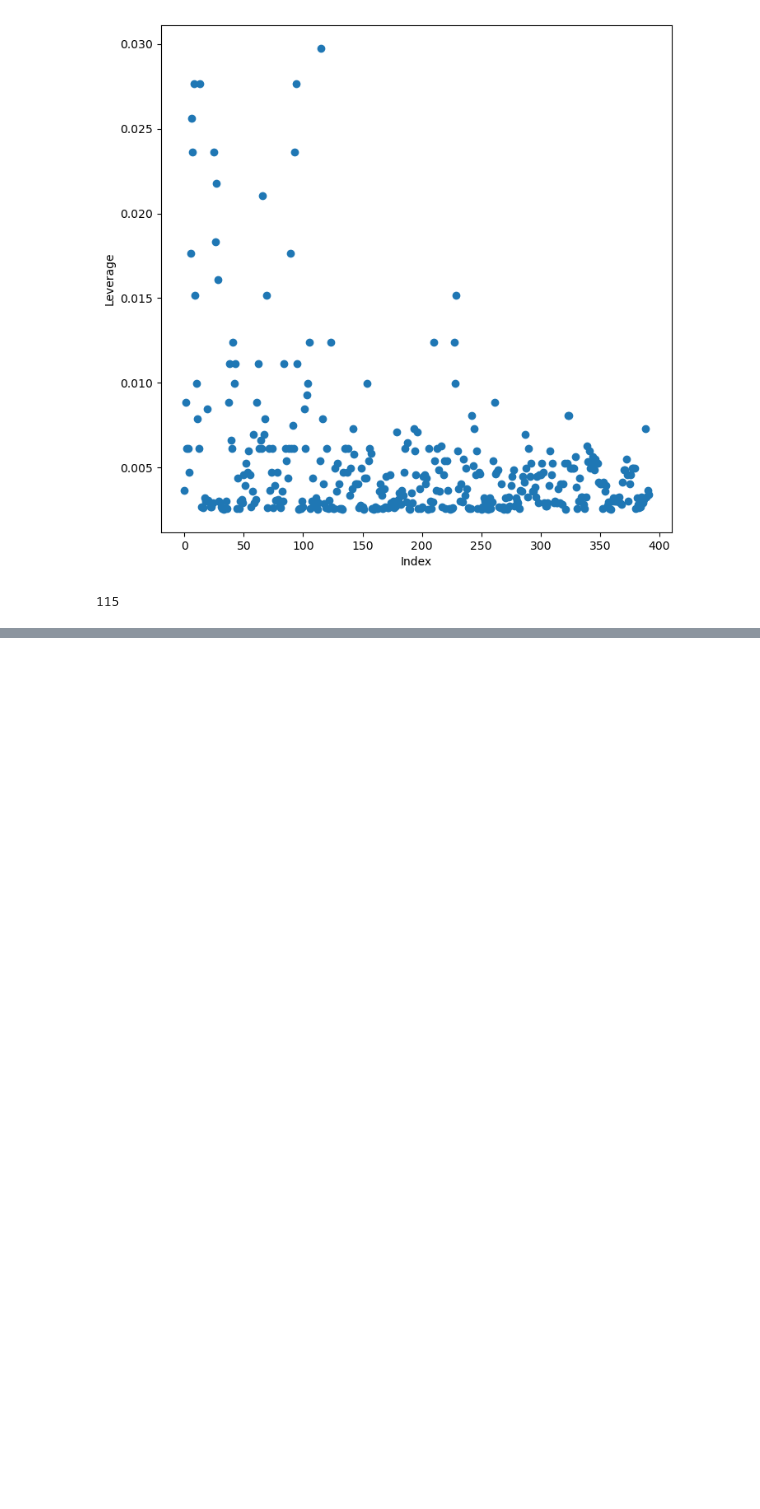
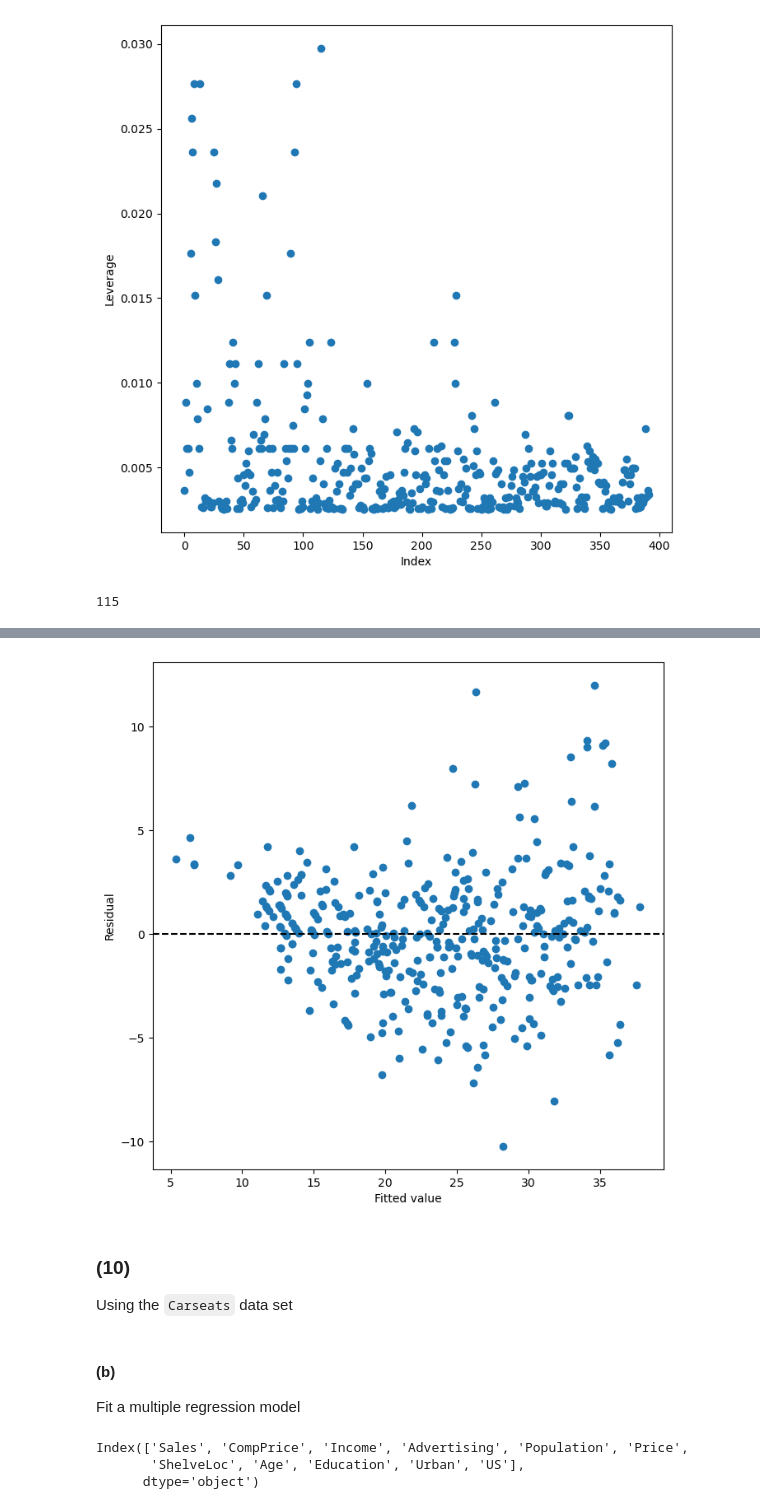
Before and after one commit to jackkrebsbach/stats, a Jupyter notebook: hw/hw3/hw3.ipynb, the cells around one changed output, grey strips where cells are left out. Drawn from its saved outputs; the diff is of its cells as text; code cells hidden in the pictures; blank space fills up the shorter version.

````diff
--- a/hw/hw3/hw3.ipynb
+++ b/hw/hw3/hw3.ipynb
@@ -112,0 +305,14 @@ np.argmax(infl.hat_matrix_diag)
+# %%
+# Non-linear predictors: displacement^2
+formula3 = 'mpg ~ ' + ' + '.join(terms) + ' + np.power(displacement,2)'
+model3 = smf.ols(formula=formula3, data=data)
+results3 = model3.fit()
+print(summarize(results3))
+print(f'R-Squared Model 3: {results3.rsquared_adj}')
+
+# Non-linear predictors: log(weight)
+formula4 = 'mpg ~ ' + ' + '.join(terms) + ' + np.log(weight)'
+model4 = smf.ols(formula=formula4, data=data)
+results4 = model3.fit()
+print(summarize(results4))
+print(f'R-Squared Model 4: {results4.rsquared_adj}')
@@ -112,0 +337,23 @@ np.argmax(infl.hat_matrix_diag)
+# %%
+results = results3
+ax = subplots(figsize=(8,8))[1]
+ax.scatter(results.fittedvalues , results.resid)
+ax.set_xlabel('Fitted value')
+ax.set_ylabel('Residual')
+ax.axhline(0, c='k', ls='--');
+# %% [output]
+[figure, added]
+# %% [markdown]
+### (10)
+Using the ```Carseats``` data set
+# %% [markdown]
+#### (b)
+Fit a multiple regression model
+# %%
+# Load the data
+Carseats = load_data('Carseats')
+Carseats.columns
+# %% [output]
+Index(['Sales', 'CompPrice', 'Income', 'Advertising', 'Population', 'Price',
+       'ShelveLoc', 'Age', 'Education', 'Urban', 'US'],
+      dtype='object')
````
Also changed, not shown: parts of 34 cells of this notebook, 1 other file.
